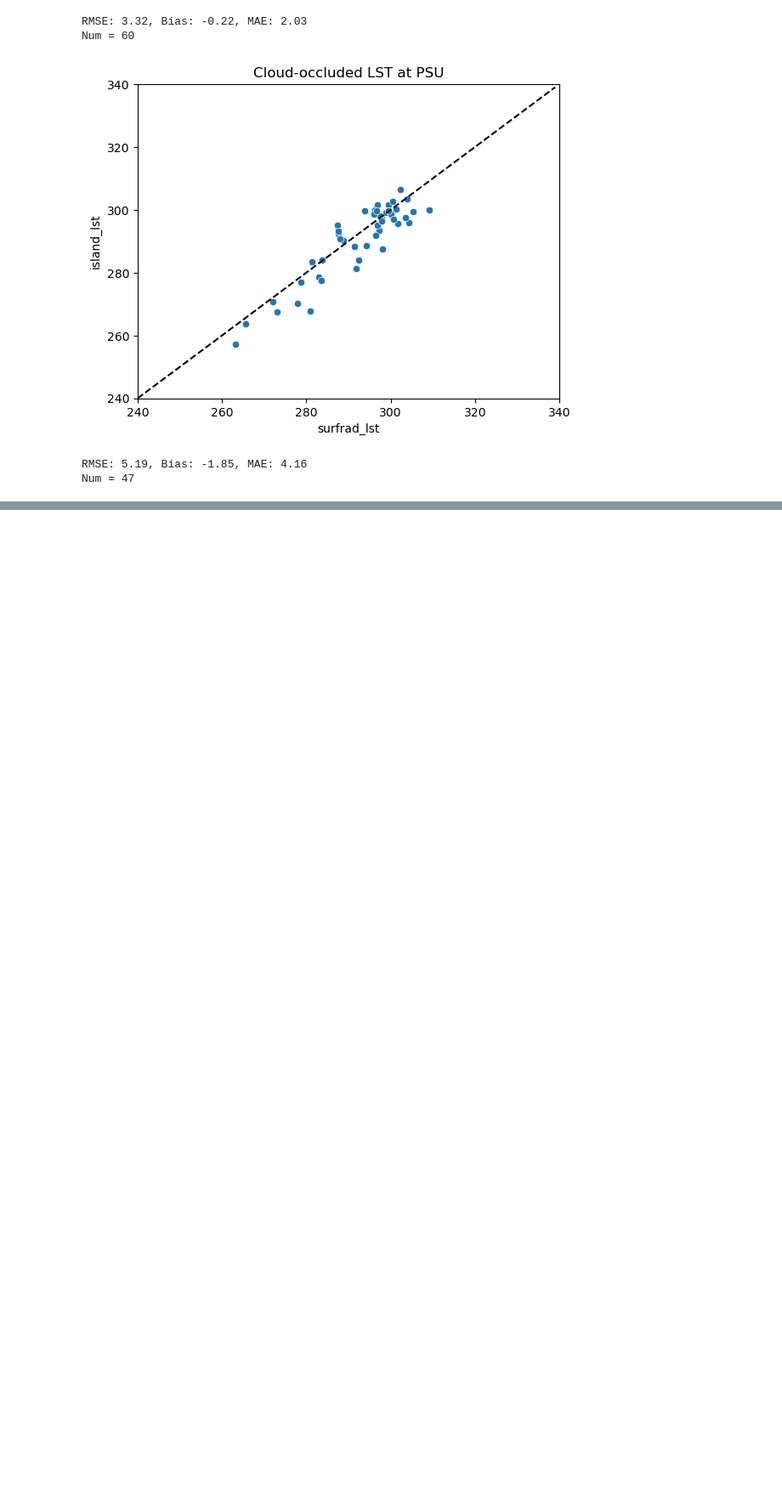
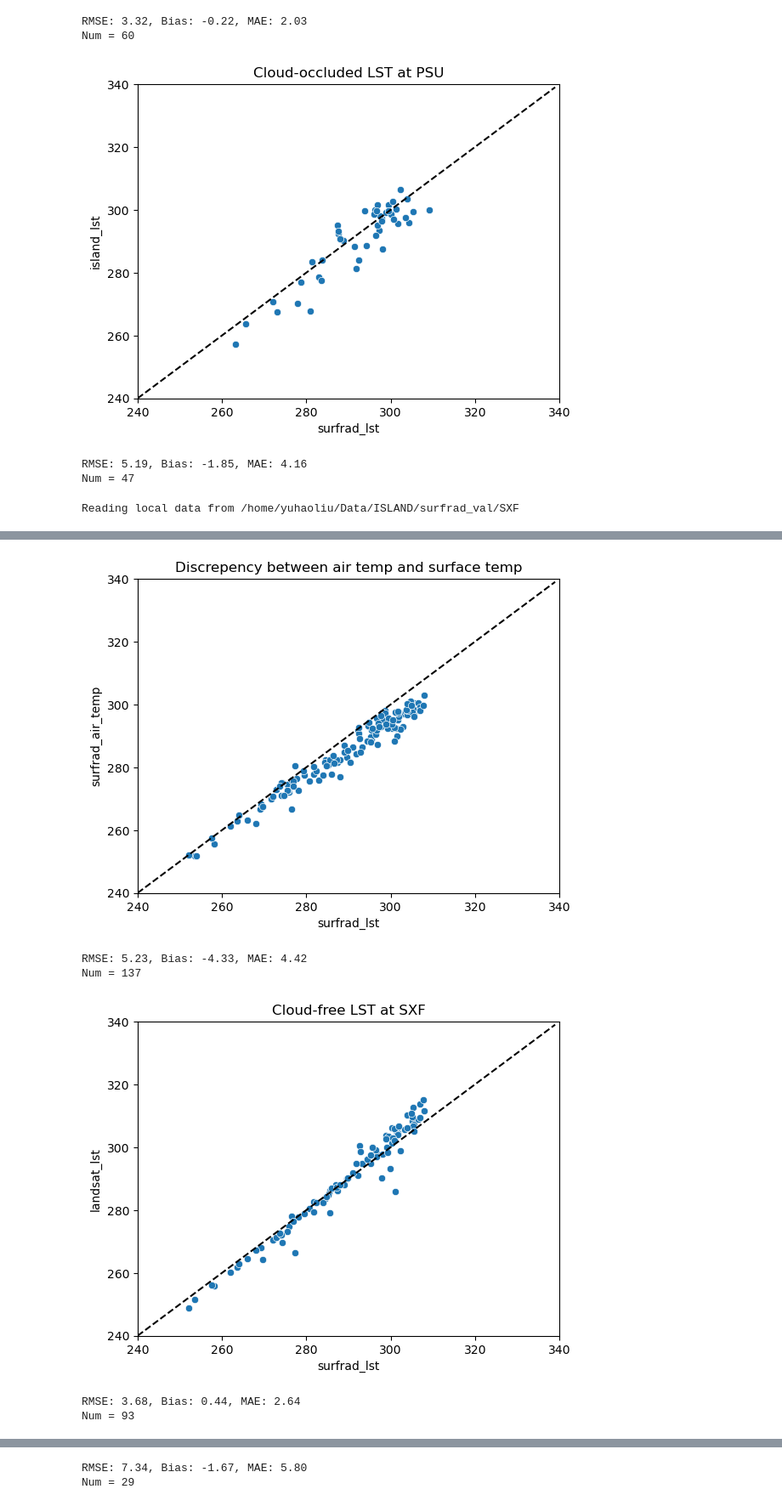
Before and after one commit to Way-Yuhao/ISLAND, a Jupyter notebook: jupyter/15 - SURFRAD eval.ipynb, the cells around one changed output, grey strips where cells are left out. Shown at 85% size. Saved outputs shown, nothing was run; the diff lists cells and outputs as text; code cells hidden in the pictures; blank space fills up the shorter version.

```diff
--- a/jupyter/15 - SURFRAD eval.ipynb
+++ b/jupyter/15 - SURFRAD eval.ipynb
@@ -179,3 +183,14 @@ Num = 60
 [figure]
 RMSE: 5.19, Bias: -1.85, MAE: 4.16
 Num = 47
+# %%
+station_id = 'SXF'
+start_date = '20130411'
+end_date = '20201231'
+region_dir = f'/home/yuhaoliu/Data/ISLAND/surfrad_val/{station_id}'
+df = load_datapoints(station_id, start_date, end_date, region_dir)
+plot_regression(df, 'surfrad_lst', 'surfrad_air_temp', 'all', f'Discrepency between air temp and surface temp')
+plot_regression(df, 'surfrad_lst', 'landsat_lst', 'clear', f'Cloud-free LST at {station_id}')
+plot_regression(df, 'surfrad_lst', 'island_lst', 'cloudy', f'Cloud-occluded LST at {station_id}')
+# %% [output]
+Reading local data from /home/yuhaoliu/Data/ISLAND/surfrad_val/SXF
@@ -181,0 +200,6 @@ Num = 47
+[figure, added]
+RMSE: 5.23, Bias: -4.33, MAE: 4.42
+Num = 137
+[figure, added]
+RMSE: 3.68, Bias: 0.44, MAE: 2.64
+Num = 93
@@ -181,0 +207,2 @@ Num = 47
+RMSE: 7.34, Bias: -1.67, MAE: 5.80
+Num = 29
```
Also changed, not shown: parts of 35 cells of this notebook, 7 other files.
